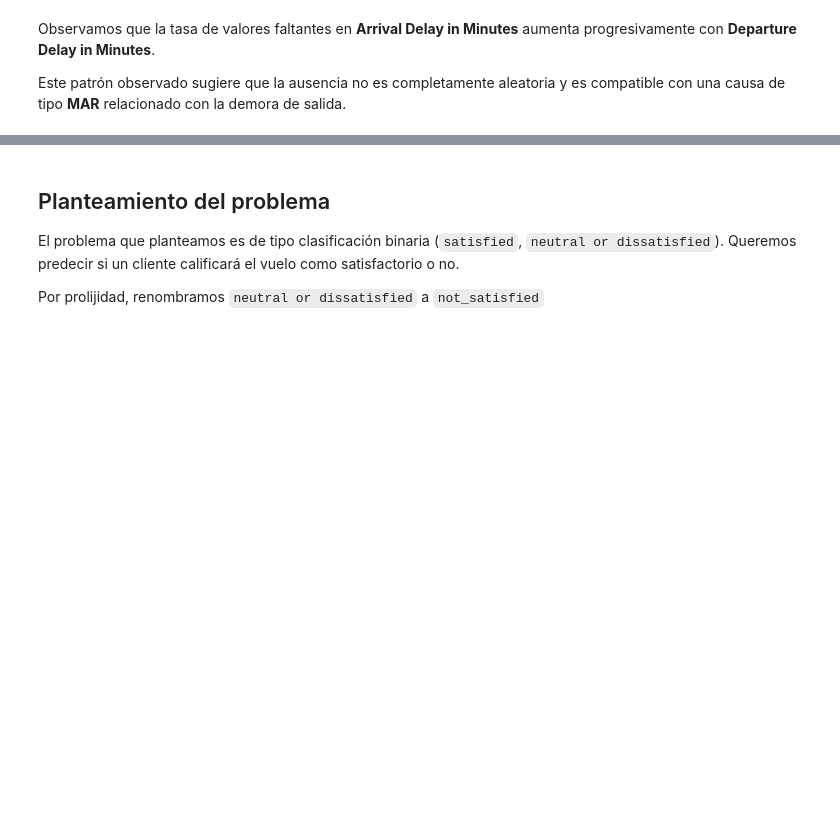
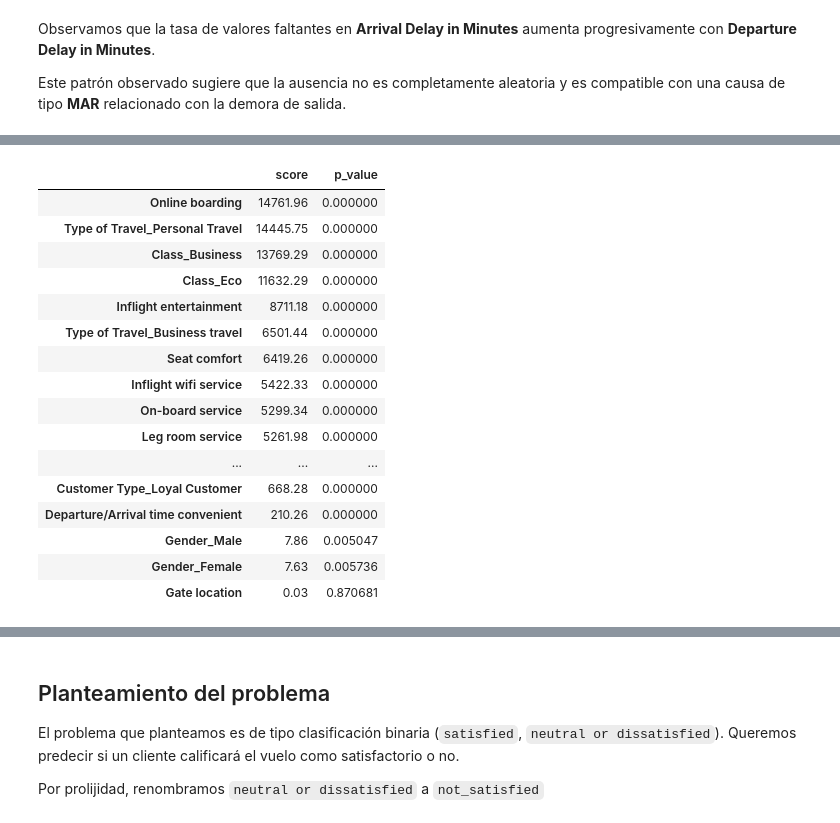
Before and after one commit to FIUBA-Posgrado-Inteligencia-Artificial/aprMaqI_CEIA, a Jupyter notebook: trabajo_practico/eda_airline_passenger.ipynb, the cells around one changed output, grey strips where cells are left out. Drawn from its saved outputs; the diff is of its cells as text; code cells hidden in the pictures; blank space fills up the shorter version.

```diff
--- a/trabajo_practico/eda_airline_passenger.ipynb
+++ b/trabajo_practico/eda_airline_passenger.ipynb
@@ -847,0 +1091,15 @@ Este patrón observado sugiere que la ausencia no es completamente aleatoria y e
+# %%
+X_train_num = (
+    df_train[num_features]
+    .astype(float)
+)
+
+X_train_cat = (
+    df_train[cat_features]
+    .astype(float)
+)
+
+y_train = (
+    df_train[TARGET]
+    .astype(int)
+)
@@ -847,0 +1220,36 @@ Este patrón observado sugiere que la ausencia no es completamente aleatoria y e
+# %%
+chi2_results = (
+    pd.DataFrame({
+        "score": chi2_scores,
+        "p_value": chi2_pvalues
+    })
+    .sort_values(
+        "score",
+        ascending=False
+    )
+)
+
+display(
+    chi2_results.style.format({
+        "score": "{:.2f}",
+        "p_value": "{:.6f}"
+    })
+)
+# %% [output]
+|  | score | p_value |
+| Online boarding | 14761.96 | 0.000000 |
+| Type of Travel_Personal Travel | 14445.75 | 0.000000 |
+| Class_Business | 13769.29 | 0.000000 |
+| Class_Eco | 11632.29 | 0.000000 |
+| Inflight entertainment | 8711.18 | 0.000000 |
+| Type of Travel_Business travel | 6501.44 | 0.000000 |
+| Seat comfort | 6419.26 | 0.000000 |
+| Inflight wifi service | 5422.33 | 0.000000 |
+| On-board service | 5299.34 | 0.000000 |
+| Leg room service | 5261.98 | 0.000000 |
+| ... | ... | ... |
+| Customer Type_Loyal Customer | 668.28 | 0.000000 |
+| Departure/Arrival time convenient | 210.26 | 0.000000 |
+| Gender_Male | 7.86 | 0.005047 |
+| Gender_Female | 7.63 | 0.005736 |
+| Gate location | 0.03 | 0.870681 |
```
Also changed, not shown: parts of 42 cells of this notebook.
